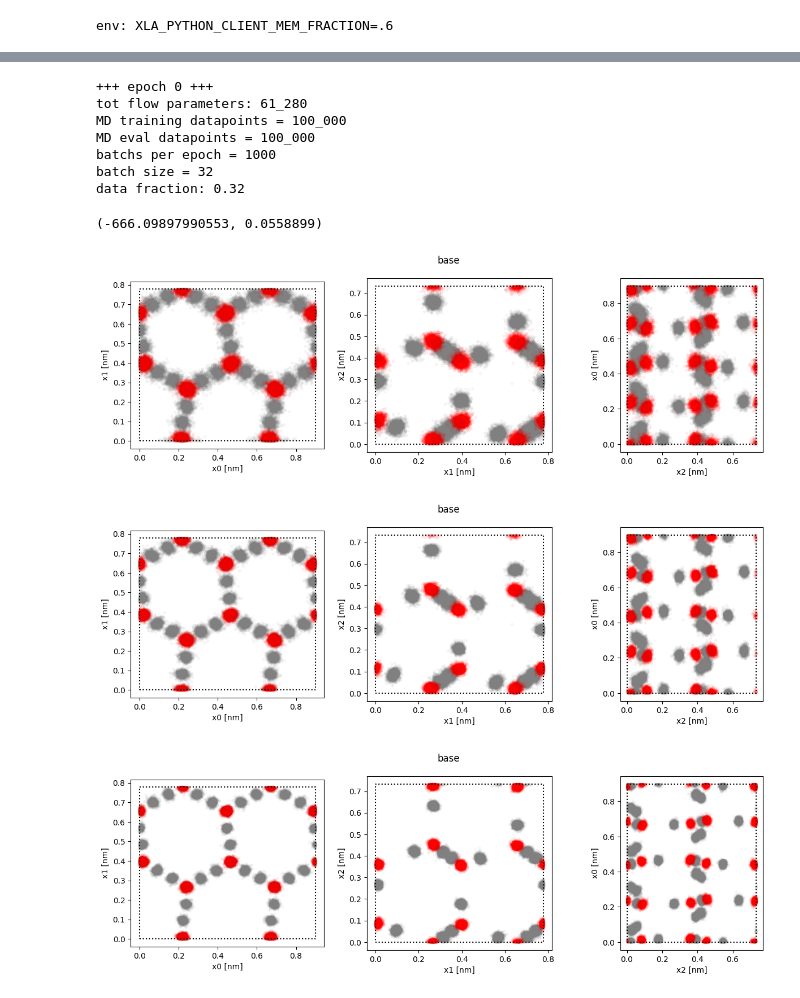
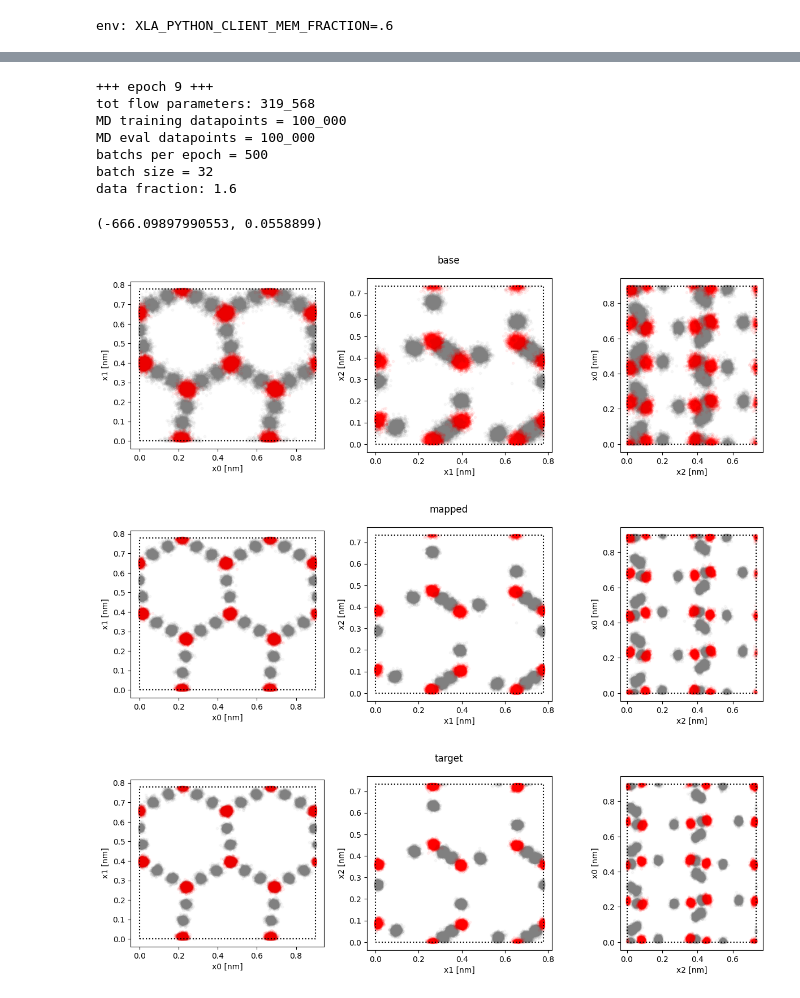
Before and after one commit to noegroup/rigid-flows, a Jupyter notebook: testing_postp.ipynb, the cells around one changed output, grey strips where cells are left out. Drawn from its saved outputs; the diff is of its cells as text; code cells hidden in the pictures.

```diff
--- a/testing_postp.ipynb
+++ b/testing_postp.ipynb
@@ -40,7 +45,6 @@ hist_kwargs = {"bins": "auto", "density": True, "alpha": 0.5}
 # %%
 logdir_path = 'jonas_logdir/'
-# logdir_path += 'tuna_N16_new_2023-01-24_14:49:06'
-logdir_path += 'tuna_test_new_2023-01-24_15:41:40'
+logdir_path += 'tuna_N16_T100_noaux_2023-01-24_16:02:39'
 stage = 0
 epoch = 9
 print(f'+++ epoch {epoch} +++')
@@ -67,13 +71,13 @@ print(f'batchs per epoch = {specs.train[0].num_iters_per_epoch}')
 print(f'batch size = {specs.train[0].num_samples}')
 print(f'data fraction: {specs.train[0].num_epochs*specs.train[0].num_samples*specs.train[0].num_iters_per_epoch/training_data_size}')
 # %% [output]
-+++ epoch 0 +++
-tot flow parameters: 61_280
++++ epoch 9 +++
+tot flow parameters: 319_568
 MD training datapoints = 100_000
 MD eval datapoints = 100_000
-batchs per epoch = 1000
+batchs per epoch = 500
 batch size = 32
-data fraction: 0.32
+data fraction: 1.6
 # %%
 reference_deltaF, reference_deltaF_std = None, None
 
@@ -107,13 +111,13 @@ target_tr = jax.vmap(target.sample)(keys)
 # %%
 def plot_2Dview(data_tr: DataWithAuxiliary, title: str, toPBC: bool = True, skip: int = 10):
     model.plot_2Dview(data_tr.obj.pos.reshape(-1, model.n_atoms, 3)[::skip], toPBC=toPBC, title=title)
 
 plot_2Dview(base_tr, title='base')
-plot_2Dview(mapped_tr, title='base')
-plot_2Dview(target_tr, title='base')
+plot_2Dview(mapped_tr, title='mapped')
+plot_2Dview(target_tr, title='target')
 # %% [output]
 [figure]
-[figure, old version]
+[figure, new version]
 [figure]
 # %%
 ## closer look at the center of mass
```
Also changed, not shown: parts of 14 cells of this notebook, 1 other file.
